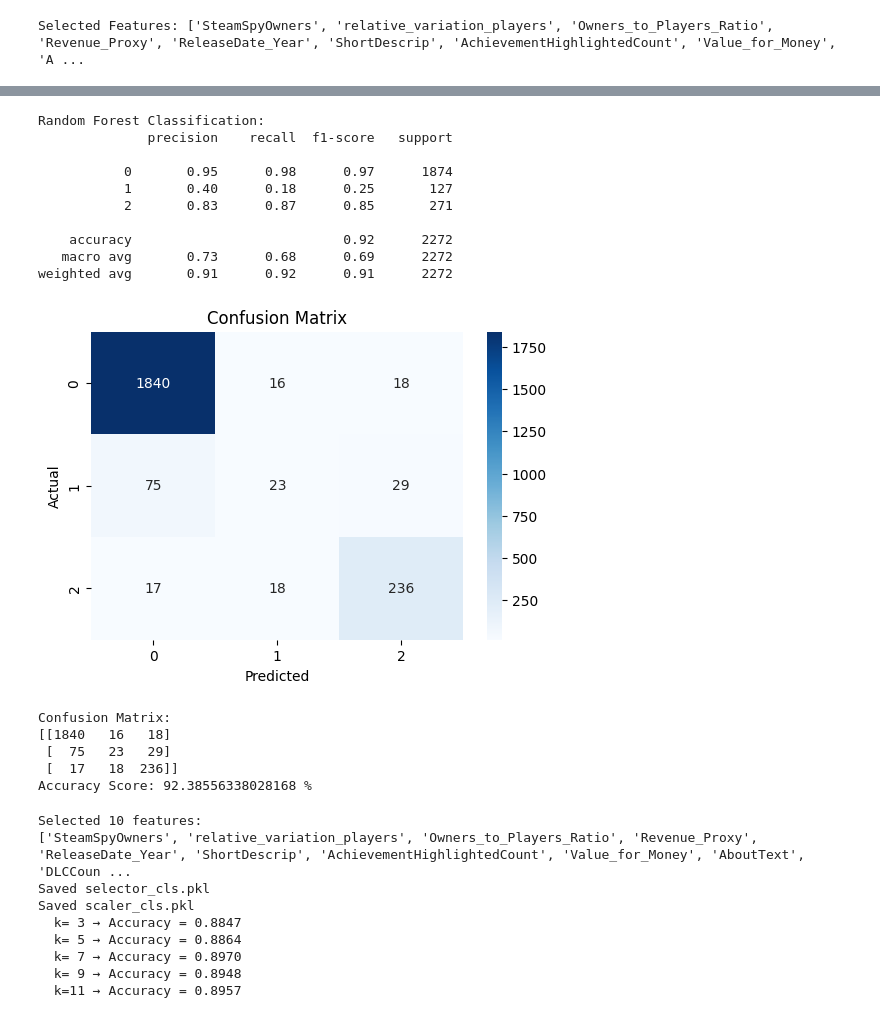
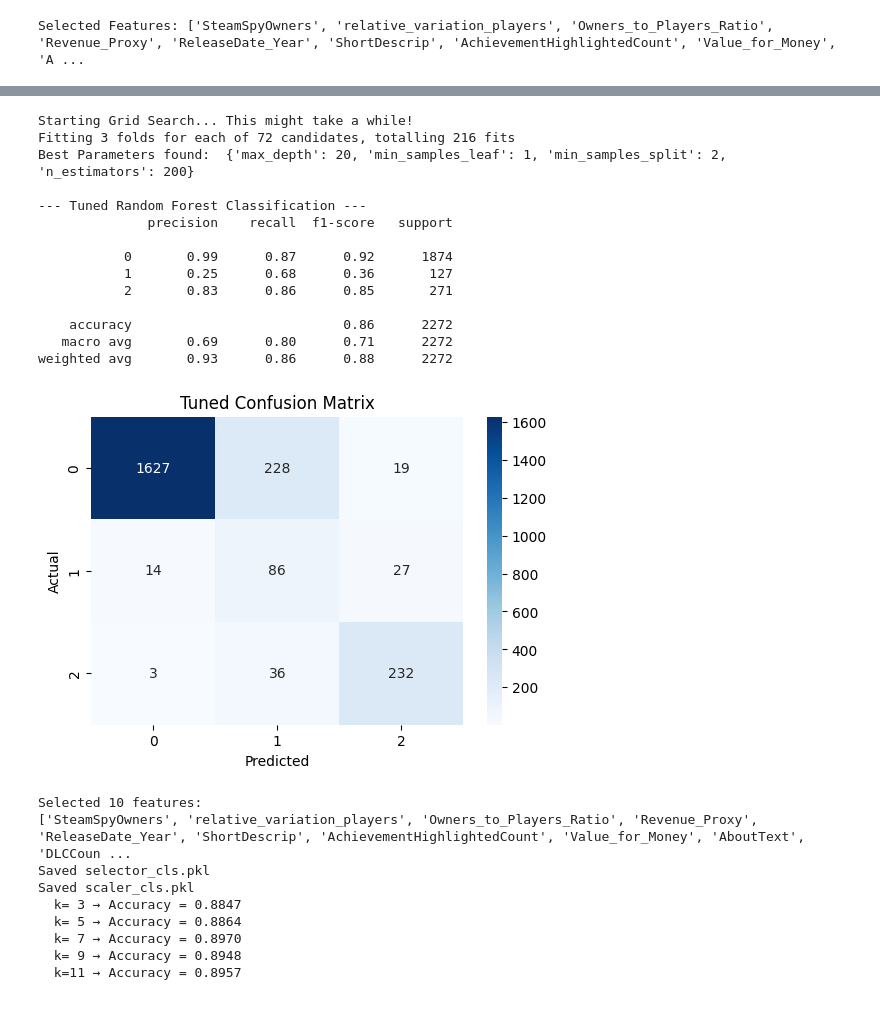
Before and after one commit to mohra-Sa/game_recommendation_ml, a Jupyter notebook: milestone 2/ml_game.ipynb, the cells around one changed output, grey strips where cells are left out. Cells and saved outputs as stored; diff of their text form; code cells hidden in the pictures.

```diff
--- a/milestone 2/ml_game.ipynb
+++ b/milestone 2/ml_game.ipynb
@@ -542,37 +564,68 @@ Selected Features: ['SteamSpyOwners', 'relative_variation_players', 'Owners_to_P
 # %%
-#random forest model training
+
 from sklearn.ensemble import RandomForestClassifier
 from sklearn.metrics import classification_report, confusion_matrix, accuracy_score
-rf_model = RandomForestClassifier(n_estimators=100, random_state=42)
-rf_model.fit(X_train_scaled, y_train)
-y_pred = rf_model.predict(X_test_scaled)
-print("Random Forest Classification:")
-print(classification_report(y_test, y_pred))
-#draw confusion matrix and accuracy score
+from imblearn.combine import SMOTEENN
+from sklearn.model_selection import GridSearchCV
+
+smote_enn = SMOTEENN(random_state=42)
+X_train_scaled, y_train = smote_enn.fit_resample(X_train_scaled, y_train)
+
+param_grid = {
+    'n_estimators': [100, 200],
+    'max_depth': [10, 20, 30, None],
+    'min_samples_split': [2, 5, 10],
+    'min_samples_leaf': [1, 2, 4]
+}
+
+
+rf_base = RandomForestClassifier(random_state=42)
+
+grid_search = GridSearchCV(
+    estimator=rf_base,
+    param_grid=param_grid,
+    cv=3,
+    scoring='f1_macro',
+    n_jobs=-1,
+    verbose=2
+)
+
+
+print("Starting Grid Search:")
+grid_search.fit(X_train_scaled, y_train)
+
+
+print("Best Parameters found: ", grid_search.best_params_)
+
+best_rf_model = grid_search.best_estimator_
+y_pred_tuned = best_rf_model.predict(X_test_scaled)
+
+print("\n Random Forest Classification ")
+print(classification_report(y_test, y_pred_tuned))
+
+#Confusion Matrix
 plt.figure(figsize=(6, 4))
-sns.heatmap(confusion_matrix(y_test, y_pred), annot=True, fmt='d', cmap='Blues')
-plt.title('Confusion Matrix')
+sns.heatmap(confusion_matrix(y_test, y_pred_tuned), annot=True, fmt='d', cmap='Blues')
+plt.title('Tuned Confusion Matrix')
 plt.xlabel('Predicted')
 plt.ylabel('Actual')
 plt.show()
-print("Accuracy Score:", accuracy_score(y_test, y_pred)*100, "%")
 # %% [output]
-Random Forest Classification:
+Starting Grid Search... This might take a while!
+Fitting 3 folds for each of 72 candidates, totalling 216 fits
+Best Parameters found:  {'max_depth': 20, 'min_samples_leaf': 1, 'min_samples_split': 2, 'n_estimators': 200}
+
+--- Tuned Random Forest Classification ---
               precision    recall  f1-score   support
 
-           0       0.95      0.98      0.97      1874
-           1       0.40      0.18      0.25       127
-           2       0.83      0.87      0.85       271
+           0       0.99      0.87      0.92      1874
+           1       0.25      0.68      0.36       127
+           2       0.83      0.86      0.85       271
 
-    accuracy                           0.92      2272
-   macro avg       0.73      0.68      0.69      2272
-weighted avg       0.91      0.92      0.91      2272
+    accuracy                           0.86      2272
+   macro avg       0.69      0.80      0.71      2272
+weighted avg       0.93      0.86      0.88      2272
-[figure, old version]
+[figure, new version]
-Confusion Matrix:
-[[1840   16   18]
- [  75   23   29]
- [  17   18  236]]
-Accuracy Score: 92.38556338028168 %
 # %%
 import pickle
 from sklearn.feature_selection import f_classif
```
Also changed, not shown: parts of 1 cell of this notebook.
